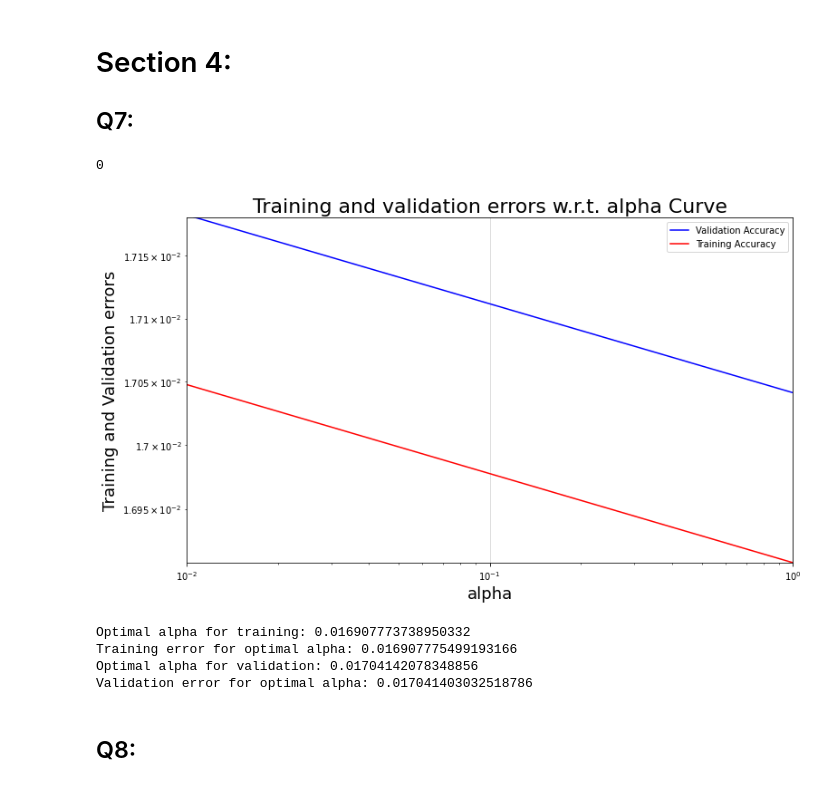
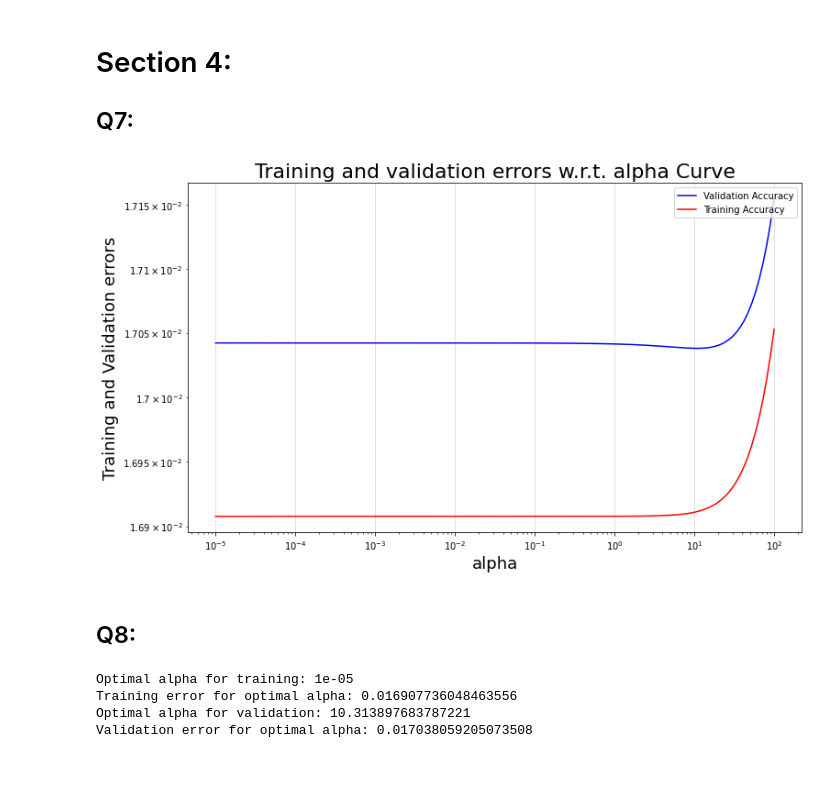
Before and after one commit to danielscohen/ml_hw3, a Jupyter notebook: 313575599-308160647.ipynb, the cells around one changed output. Drawn from its saved outputs; the diff is of its cells as text; code cells hidden in the pictures.

```diff
--- a/313575599-308160647.ipynb
+++ b/313575599-308160647.ipynb
@@ -333,46 +333,46 @@ valid accuracy:  0.02050747821384006
 # Section 4:
 ## Q7:
 # %%
-alphas = np.logspace(0.01, 1, 100)
+alphas = np.logspace(-5, 2, 150)
 train_accs = []
 valid_accs = []
 for alpha in alphas:
     clf = Ridge(alpha = alpha, fit_intercept = True)
     cv_results = cross_validate(clf, X_train, y_train, cv=5, return_train_score=True, scoring="neg_mean_squared_error")
-    train_accs.append((alpha, -1 * np.mean(cv_results['train_score'])))
-    valid_accs.append((alpha, -1 * np.mean(cv_results['test_score'])))
+    train_accs.append(-1 * np.mean(cv_results['train_score']))
+    valid_accs.append(-1 * np.mean(cv_results['test_score']))
 # %%
 fig = plt.figure(figsize=(12, 7))
 ax1 = fig.add_subplot(111)
-line1 = ax1.loglog(valid_accs[1], c='b', label='Validation Accuracy')
+line1 = ax1.loglog(alphas,valid_accs, c='b', label='Validation Accuracy')
 ax2 = ax1
-line2 = ax2.loglog(train_accs[1], c='r', label='Training Accuracy')
+line2 = ax2.loglog(alphas,train_accs, c='r', label='Training Accuracy')
 ax2.grid(alpha=0.5)
 ax1.legend(loc="upper left")
 ax2.legend(loc="upper right")
 ax1.set_ylabel("Training and Validation errors", fontsize=18)
 ax1.set_xlabel("alpha", fontsize=18)
-plt.xlim([0.01,1])
-min_valid = min(valid_accs[1])
-max_valid = max(valid_accs[1])
-min_train = min(train_accs[1])
-max_train = max(train_accs[1])
+#plt.xlim([min(alphas),1])
+min_valid = min(valid_accs)
+max_valid = max(valid_accs)
+min_train = min(train_accs)
+max_train = max(train_accs)
 min_y_axis=min(min_valid, min_train)
 max_y_axis=max(max_valid, max_train)
-plt.ylim([min_y_axis,0.01718])
+#plt.ylim([min_y_axis,max_y_axis])
 plt.title('Training and validation errors w.r.t. alpha Curve', fontsize=22)
 plt.show()
 # %% [output]
-0
-[figure, old version]
+[figure, new version]
-Optimal alpha for training: 0.016907773738950332
-Training error for optimal alpha: 0.016907775499193166
-Optimal alpha for validation: 0.01704142078348856
-Validation error for optimal alpha: 0.017041403032518786
 # %% [markdown]
 ## Q8:
 # %%
-print(f"Optimal alpha for training: {train_accs[0][train_accs[1].index(min_train)]}")
+print(f"Optimal alpha for training: {alphas[train_accs.index(min_train)]}")
 print(f"Training error for optimal alpha: {min_train}")
-print(f"Optimal alpha for validation: {valid_accs[0][valid_accs[1].index(min_valid)]}")
+print(f"Optimal alpha for validation: {alphas[valid_accs.index(min_valid)]}")
 print(f"Validation error for optimal alpha: {min_valid}")
+# %% [output]
+Optimal alpha for training: 1e-05
+Training error for optimal alpha: 0.016907736048463556
+Optimal alpha for validation: 10.313897683787221
+Validation error for optimal alpha: 0.017038059205073508
```
